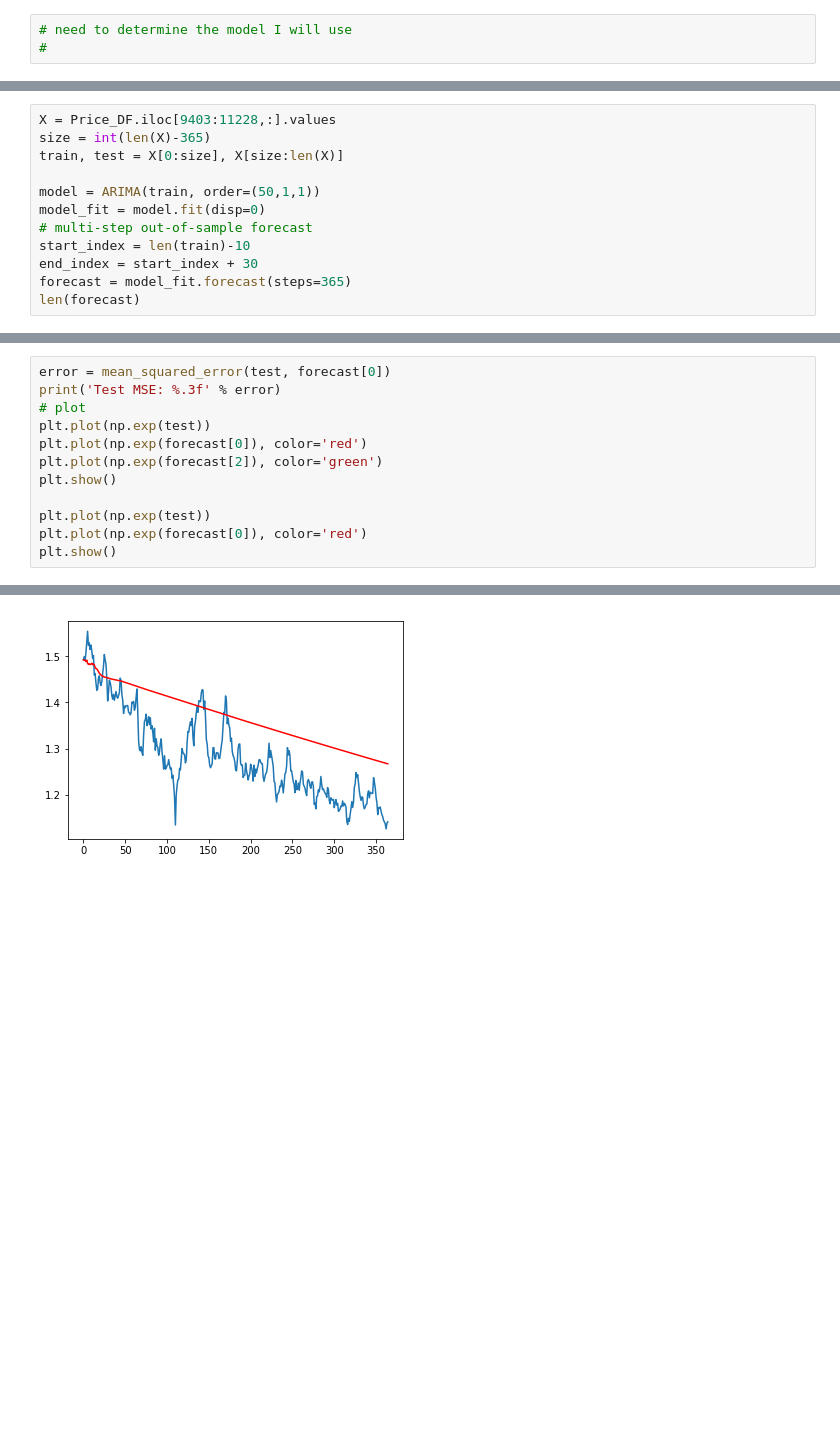
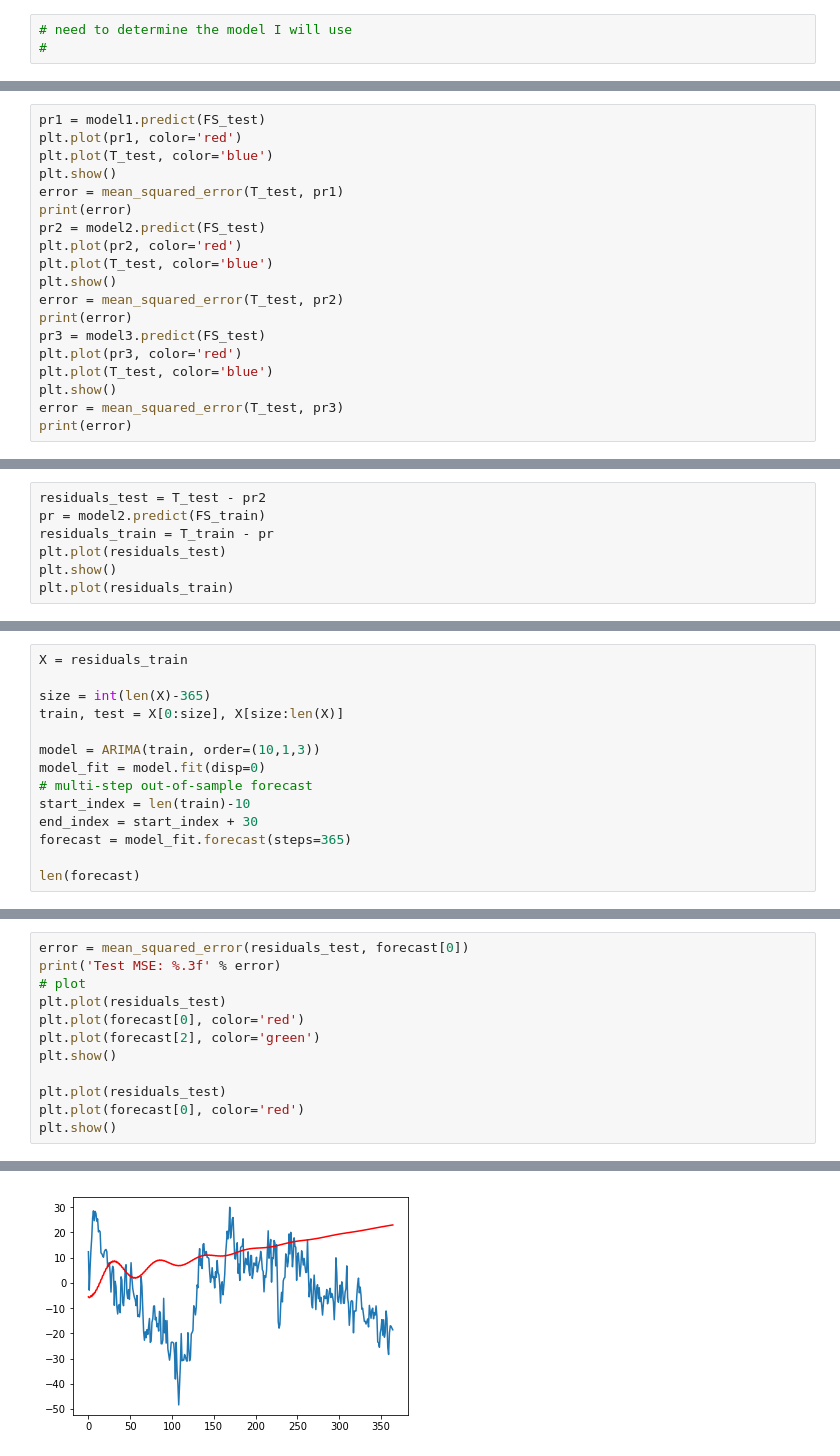
Before and after one commit to jgroth1/Project_1_Coffee_Price_Predictors, a Jupyter notebook: Analysis/Regression_Analysis.ipynb, the cells around one changed output, grey strips where cells are left out. Drawn from its saved outputs; the diff is of its cells as text; blank space fills up the shorter version.

```diff
--- a/Analysis/Regression_Analysis.ipynb
+++ b/Analysis/Regression_Analysis.ipynb
@@ -238,0 +480,19 @@ Test MSE: 0.000
+# %%
+pr1 = model1.predict(FS_test)
+plt.plot(pr1, color='red')
+plt.plot(T_test, color='blue')
+plt.show()
+error = mean_squared_error(T_test, pr1)
+print(error)
+pr2 = model2.predict(FS_test)
+plt.plot(pr2, color='red')
+plt.plot(T_test, color='blue')
+plt.show()
+error = mean_squared_error(T_test, pr2)
+print(error)
+pr3 = model3.predict(FS_test)
+plt.plot(pr3, color='red')
+plt.plot(T_test, color='blue')
+plt.show()
+error = mean_squared_error(T_test, pr3)
+print(error)
@@ -238,0 +506,7 @@ Test MSE: 0.000
+# %%
+residuals_test = T_test - pr2
+pr = model2.predict(FS_train)
+residuals_train = T_train - pr
+plt.plot(residuals_test)
+plt.show()
+plt.plot(residuals_train)
@@ -239,13 +536,15 @@ Test MSE: 0.000
 # %%
-X = Price_DF.iloc[9403:11228,:].values
+X = residuals_train
+
 size = int(len(X)-365)
 train, test = X[0:size], X[size:len(X)]
 
-model = ARIMA(train, order=(50,1,1))
+model = ARIMA(train, order=(10,1,3))
 model_fit = model.fit(disp=0)
 # multi-step out-of-sample forecast
 start_index = len(train)-10
 end_index = start_index + 30
 forecast = model_fit.forecast(steps=365)
+
 len(forecast)
 # %% [output]
@@ -253,13 +565,13 @@ KeyboardInterrupt:
 # %%
-error = mean_squared_error(test, forecast[0])
+error = mean_squared_error(residuals_test, forecast[0])
 print('Test MSE: %.3f' % error)
 # plot
-plt.plot(np.exp(test))
-plt.plot(np.exp(forecast[0]), color='red')
-plt.plot(np.exp(forecast[2]), color='green')
+plt.plot(residuals_test)
+plt.plot(forecast[0], color='red')
+plt.plot(forecast[2], color='green')
 plt.show()
 
-plt.plot(np.exp(test))
-plt.plot(np.exp(forecast[0]), color='red')
+plt.plot(residuals_test)
+plt.plot(forecast[0], color='red')
 plt.show()
 # %% [output]
@@ -268 +580 @@ Test MSE: 0.005
-[figure, old version]
+[figure, new version]
```
Also changed, not shown: parts of 58 cells of this notebook, 7 other files.
